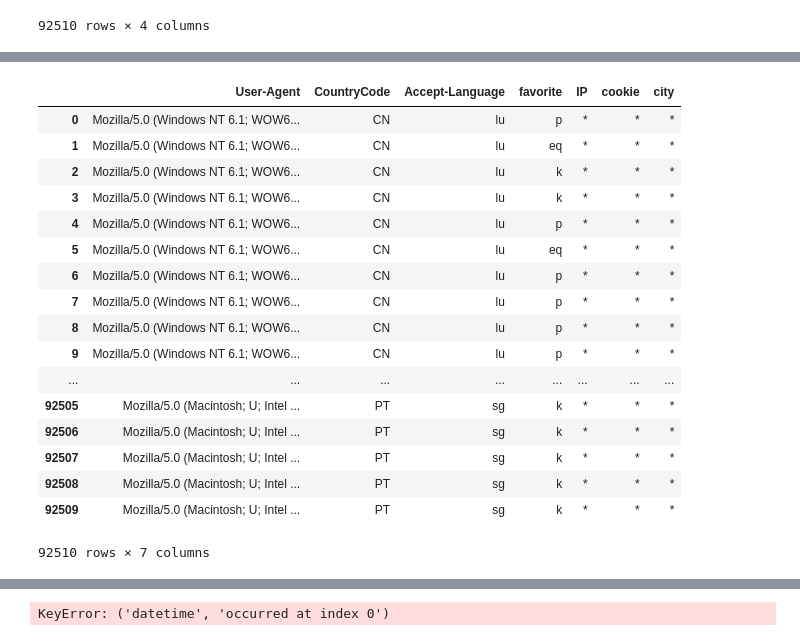
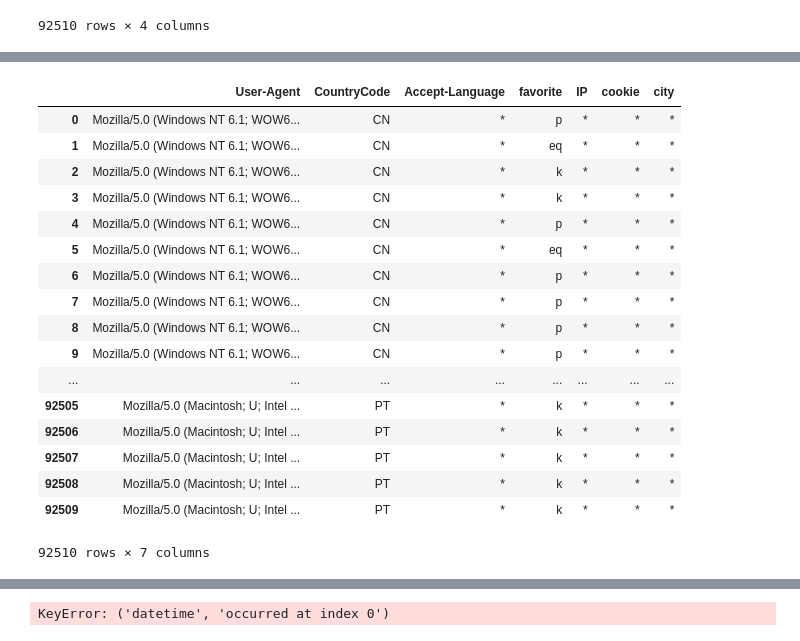
Before and after one commit to msilin/dogcat, a Jupyter notebook: K_Anonymity_ms.ipynb, the cells around one changed output, grey strips where cells are left out. Saved outputs shown, nothing was run; the diff lists cells and outputs as text; code cells hidden in the pictures.

```diff
--- a/K_Anonymity_ms.ipynb
+++ b/K_Anonymity_ms.ipynb
@@ -90,7 +90,7 @@ def country_to_cont(cc):
 # %%
 df_t = df_m2.loc[df_m2['CountryCode'].notna()].copy(deep=True)
 df_t.head()
-#df_t['Continent'] = df_t.apply(lambda row: country_to_cont(row['CountryCode']), axis=1)
-#df_t = df_t.drop(['CountryCode'],1)
+df_t['Continent'] = df_t.apply(lambda row: country_to_cont(row['CountryCode']), axis=1)
+df_t = df_t.drop(['CountryCode'],1)
 # df_t.to_csv("favorites.csv",index=False)
 #df_t['localtime']=df_t['localtime'].str[:3]
@@ -104,27 +97,27 @@ df_t.head()
 # %%
 df_t['IP']="*"
 df_t['cookie']="*"
-#df_t['Accept-Language']="*"
+df_t['Accept-Language']="*"
 df_t['city']="*"
 df_t
 # %% [output]
 |  | User-Agent | CountryCode | Accept-Language | favorite | IP | cookie | city |
-| 0 | Mozilla/5.0 (Windows NT 6.1; WOW6... | CN | lu | p | * | * | * |
-| 1 | Mozilla/5.0 (Windows NT 6.1; WOW6... | CN | lu | eq | * | * | * |
-| 2 | Mozilla/5.0 (Windows NT 6.1; WOW6... | CN | lu | k | * | * | * |
-| 3 | Mozilla/5.0 (Windows NT 6.1; WOW6... | CN | lu | k | * | * | * |
-| 4 | Mozilla/5.0 (Windows NT 6.1; WOW6... | CN | lu | p | * | * | * |
-| 5 | Mozilla/5.0 (Windows NT 6.1; WOW6... | CN | lu | eq | * | * | * |
-| 6 | Mozilla/5.0 (Windows NT 6.1; WOW6... | CN | lu | p | * | * | * |
-| 7 | Mozilla/5.0 (Windows NT 6.1; WOW6... | CN | lu | p | * | * | * |
-| 8 | Mozilla/5.0 (Windows NT 6.1; WOW6... | CN | lu | p | * | * | * |
-| 9 | Mozilla/5.0 (Windows NT 6.1; WOW6... | CN | lu | p | * | * | * |
+| 0 | Mozilla/5.0 (Windows NT 6.1; WOW6... | CN | * | p | * | * | * |
+| 1 | Mozilla/5.0 (Windows NT 6.1; WOW6... | CN | * | eq | * | * | * |
+| 2 | Mozilla/5.0 (Windows NT 6.1; WOW6... | CN | * | k | * | * | * |
+| 3 | Mozilla/5.0 (Windows NT 6.1; WOW6... | CN | * | k | * | * | * |
+| 4 | Mozilla/5.0 (Windows NT 6.1; WOW6... | CN | * | p | * | * | * |
+| 5 | Mozilla/5.0 (Windows NT 6.1; WOW6... | CN | * | eq | * | * | * |
+| 6 | Mozilla/5.0 (Windows NT 6.1; WOW6... | CN | * | p | * | * | * |
+| 7 | Mozilla/5.0 (Windows NT 6.1; WOW6... | CN | * | p | * | * | * |
+| 8 | Mozilla/5.0 (Windows NT 6.1; WOW6... | CN | * | p | * | * | * |
+| 9 | Mozilla/5.0 (Windows NT 6.1; WOW6... | CN | * | p | * | * | * |
 | ... | ... | ... | ... | ... | ... | ... | ... |
-| 92505 | Mozilla/5.0 (Macintosh; U; Intel ... | PT | sg | k | * | * | * |
-| 92506 | Mozilla/5.0 (Macintosh; U; Intel ... | PT | sg | k | * | * | * |
-| 92507 | Mozilla/5.0 (Macintosh; U; Intel ... | PT | sg | k | * | * | * |
-| 92508 | Mozilla/5.0 (Macintosh; U; Intel ... | PT | sg | k | * | * | * |
-| 92509 | Mozilla/5.0 (Macintosh; U; Intel ... | PT | sg | k | * | * | * |
+| 92505 | Mozilla/5.0 (Macintosh; U; Intel ... | PT | * | k | * | * | * |
+| 92506 | Mozilla/5.0 (Macintosh; U; Intel ... | PT | * | k | * | * | * |
+| 92507 | Mozilla/5.0 (Macintosh; U; Intel ... | PT | * | k | * | * | * |
+| 92508 | Mozilla/5.0 (Macintosh; U; Intel ... | PT | * | k | * | * | * |
+| 92509 | Mozilla/5.0 (Macintosh; U; Intel ... | PT | * | k | * | * | * |
 92510 rows × 7 columns
 # %%
 # from pytz import country_timezones
```
Also changed, not shown: parts of 3 cells of this notebook.
